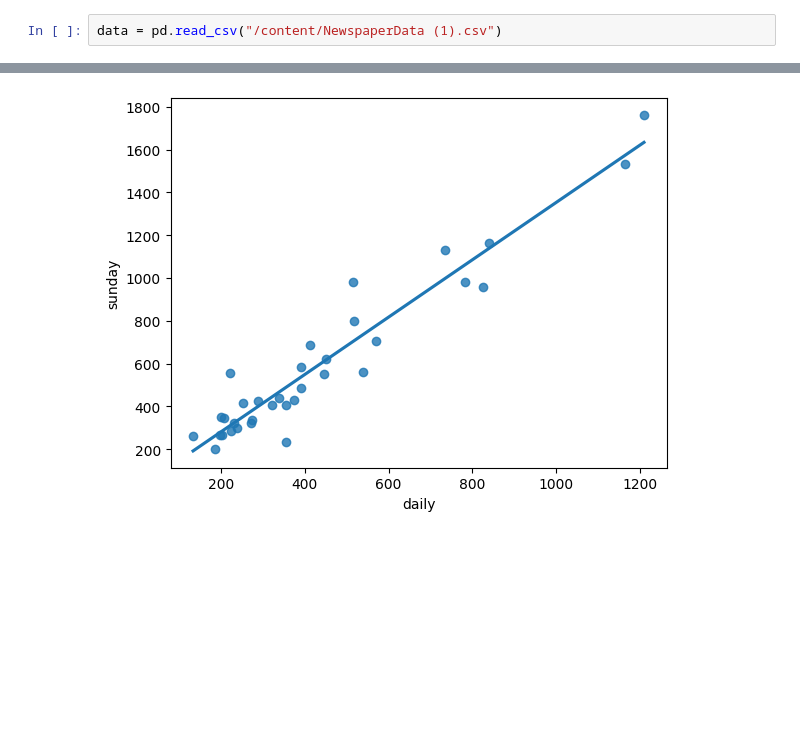
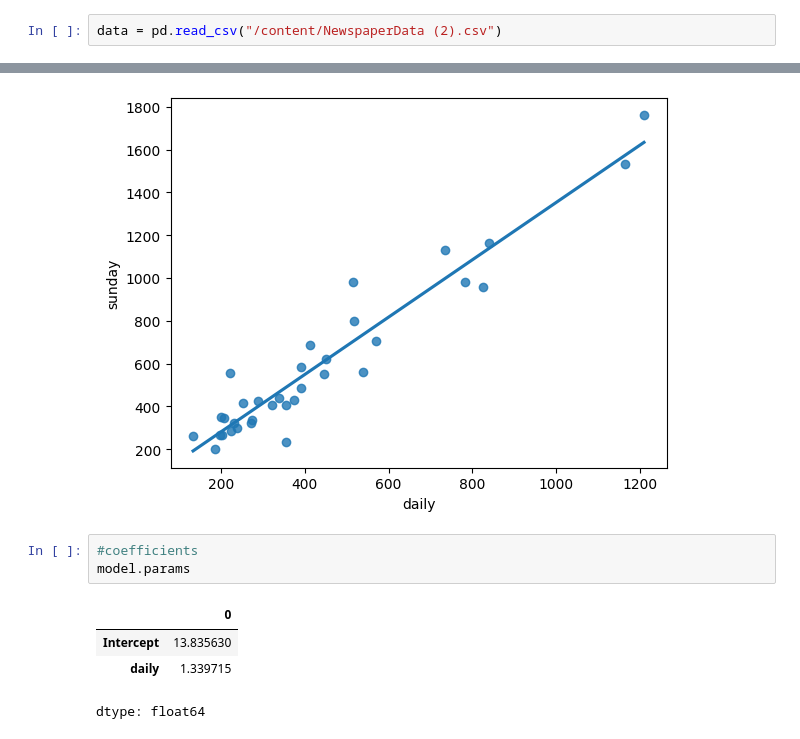
Before and after one commit to Tony-47/training, a Jupyter notebook: day_20.ipynb, the cells around one changed output, grey strips where cells are left out. Cells and saved outputs as stored; diff of their text form; blank space fills up the shorter version.

```diff
--- a/day_20.ipynb
+++ b/day_20.ipynb
@@ -8,7 +8,7 @@ import seaborn as sns
 import warnings
 warnings.filterwarnings('ignore')
 # %%
-data = pd.read_csv("/content/NewspaperData (1).csv")
+data = pd.read_csv("/content/NewspaperData (2).csv")
 # %%
 data.head()
 # %% [output]
@@ -95,3 +95,11 @@ model = smf.ols("sunday~daily",data=data).fit()
 sns.regplot(x='daily',y='sunday',data=data,ci=None);
 # %% [output]
 [figure]
+# %%
+#coefficients
+model.params
+# %% [output]
+|  | 0 |
+| Intercept | 13.835630 |
+| daily | 1.339715 |
+dtype: float64
```
Also changed, not shown: parts of 10 cells of this notebook.
